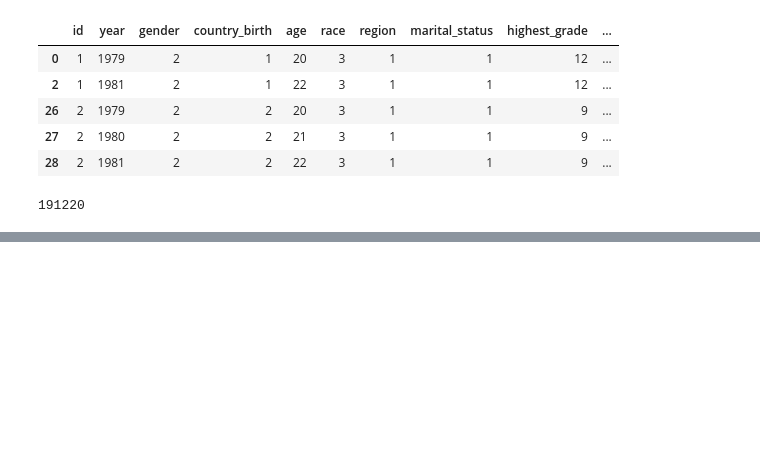
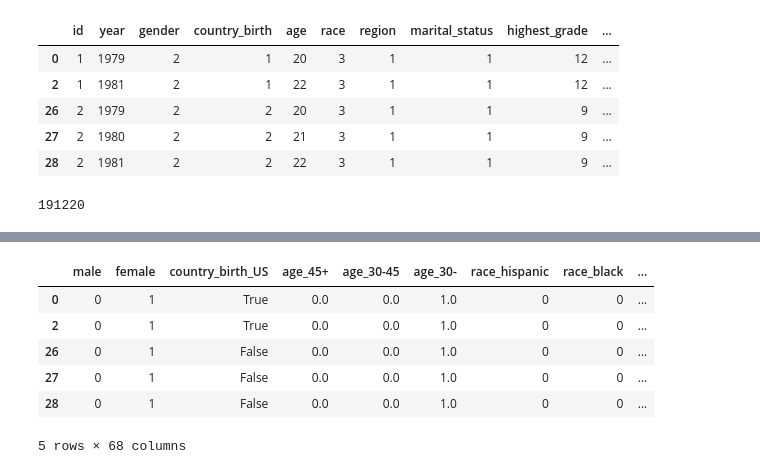
Before and after one commit to monicatoledo/Final_project, a Jupyter notebook: NLS_data_cleaning.ipynb, the cells around one changed output, grey strips where cells are left out. Drawn from its saved outputs; the diff is of its cells as text; code cells hidden in the pictures; blank space fills up the shorter version.

```diff
--- a/NLS_data_cleaning.ipynb
+++ b/NLS_data_cleaning.ipynb
@@ -342,0 +401,7 @@ df_data.head(100)
+# %%
+df_data2["wage_q1_475"]      = ((df_data2["hourly_wage"]>=wage_lower) & (df_data2["hourly_wage"]<=wage_q1))
+df_data2["wage_q2_800"]      = ((df_data2["hourly_wage"]>wage_q1) & (df_data2["hourly_wage"]<=wage_median))
+df_data2["wage_q3_1350"]     = ((df_data2["hourly_wage"]>wage_median) & (df_data2["hourly_wage"]<=wage_q3))
+df_data2["wage_q3+iqr_2662"] = ((df_data2["hourly_wage"]>wage_q3) & (df_data2["hourly_wage"]<=2662))
+df_data2["wage_8000"]        = ((df_data2["hourly_wage"]>2662) & (df_data2["hourly_wage"]<=8000))
+df_data2["wage_8000+"]       = (df_data2["hourly_wage"]>8000)
@@ -342,0 +411,10 @@ df_data.head(100)
+# %%
+df_data2.head()
+# %% [output]
+|  | male | female | country_birth_US | age_45+ | age_30-45 | age_30- | race_hispanic | race_black | ... |
+| 0 | 0 | 1 | True | 0.0 | 0.0 | 1.0 | 0 | 0 | ... |
+| 2 | 0 | 1 | True | 0.0 | 0.0 | 1.0 | 0 | 0 | ... |
+| 26 | 0 | 1 | False | 0.0 | 0.0 | 1.0 | 0 | 0 | ... |
+| 27 | 0 | 1 | False | 0.0 | 0.0 | 1.0 | 0 | 0 | ... |
+| 28 | 0 | 1 | False | 0.0 | 0.0 | 1.0 | 0 | 0 | ... |
+5 rows × 68 columns
```
Also changed, not shown: parts of 13 cells of this notebook, 4 other files.
